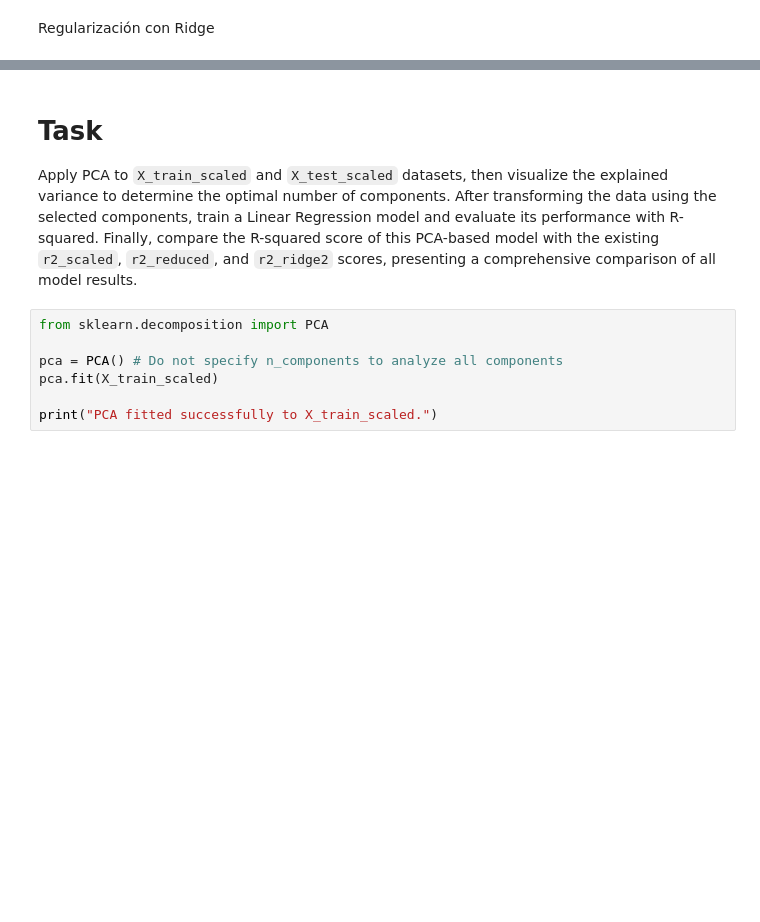
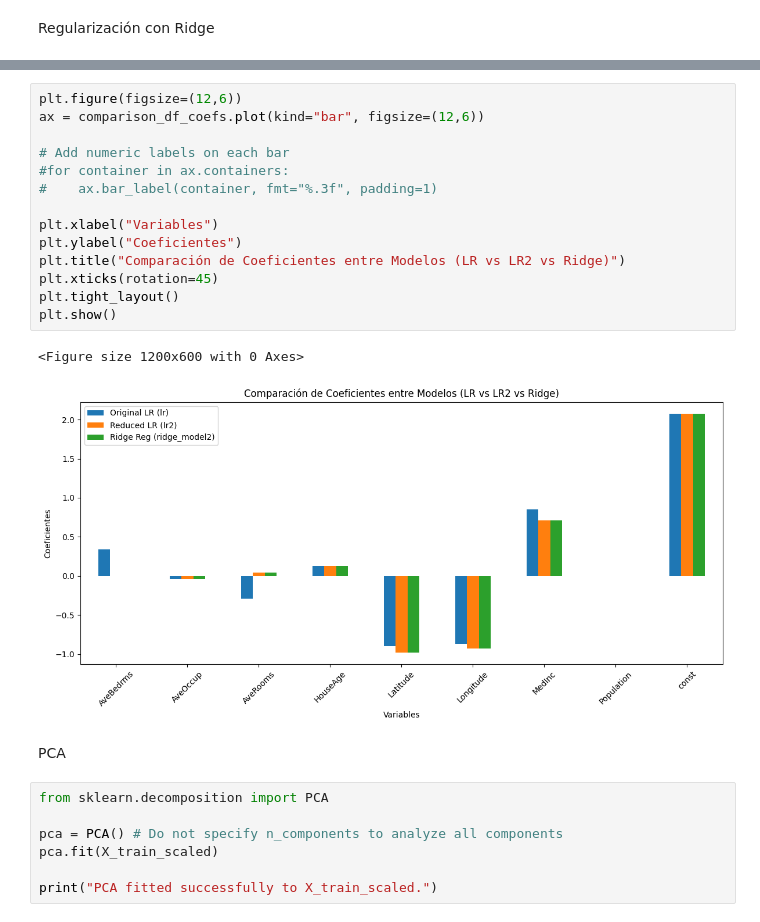
Before and after one commit to guz-vinueza/data_analytics, a Jupyter notebook: Class 14 - Dimensionality Reduction/Dimension_housing.ipynb, the cells around one changed output, grey strips where cells are left out. Saved outputs shown, nothing was run; the diff lists cells and outputs as text; blank space fills up the shorter version.

```diff
--- a/Class 14 - Dimensionality Reduction/Dimension_housing.ipynb
+++ b/Class 14 - Dimensionality Reduction/Dimension_housing.ipynb
@@ -219,6 +240,22 @@ Ridge Reg (ridge_model2)  0.581804
-# %% [markdown]
-# Task
-Apply PCA to `X_train_scaled` and `X_test_scaled` datasets, then visualize the explained variance to determine the optimal number of components. After transforming the data using the selected components, train a Linear Regression model and evaluate its performance with R-squared. Finally, compare the R-squared score of this PCA-based model with the existing `r2_scaled`, `r2_reduced`, and `r2_ridge2` scores, presenting a comprehensive comparison of all model results.
+# %%
+plt.figure(figsize=(12,6))
+ax = comparison_df_coefs.plot(kind="bar", figsize=(12,6))
+
+# Add numeric labels on each bar
+#for container in ax.containers:
+#    ax.bar_label(container, fmt="%.3f", padding=1)
+
+plt.xlabel("Variables")
+plt.ylabel("Coeficientes")
+plt.title("Comparación de Coeficientes entre Modelos (LR vs LR2 vs Ridge)")
+plt.xticks(rotation=45)
+plt.tight_layout()
+plt.show()
+# %% [output]
+<Figure size 1200x600 with 0 Axes>
+[figure, added]
+# %% [markdown]
+PCA
 # %%
 from sklearn.decomposition import PCA
 
```
Also changed, not shown: parts of 14 cells of this notebook.
